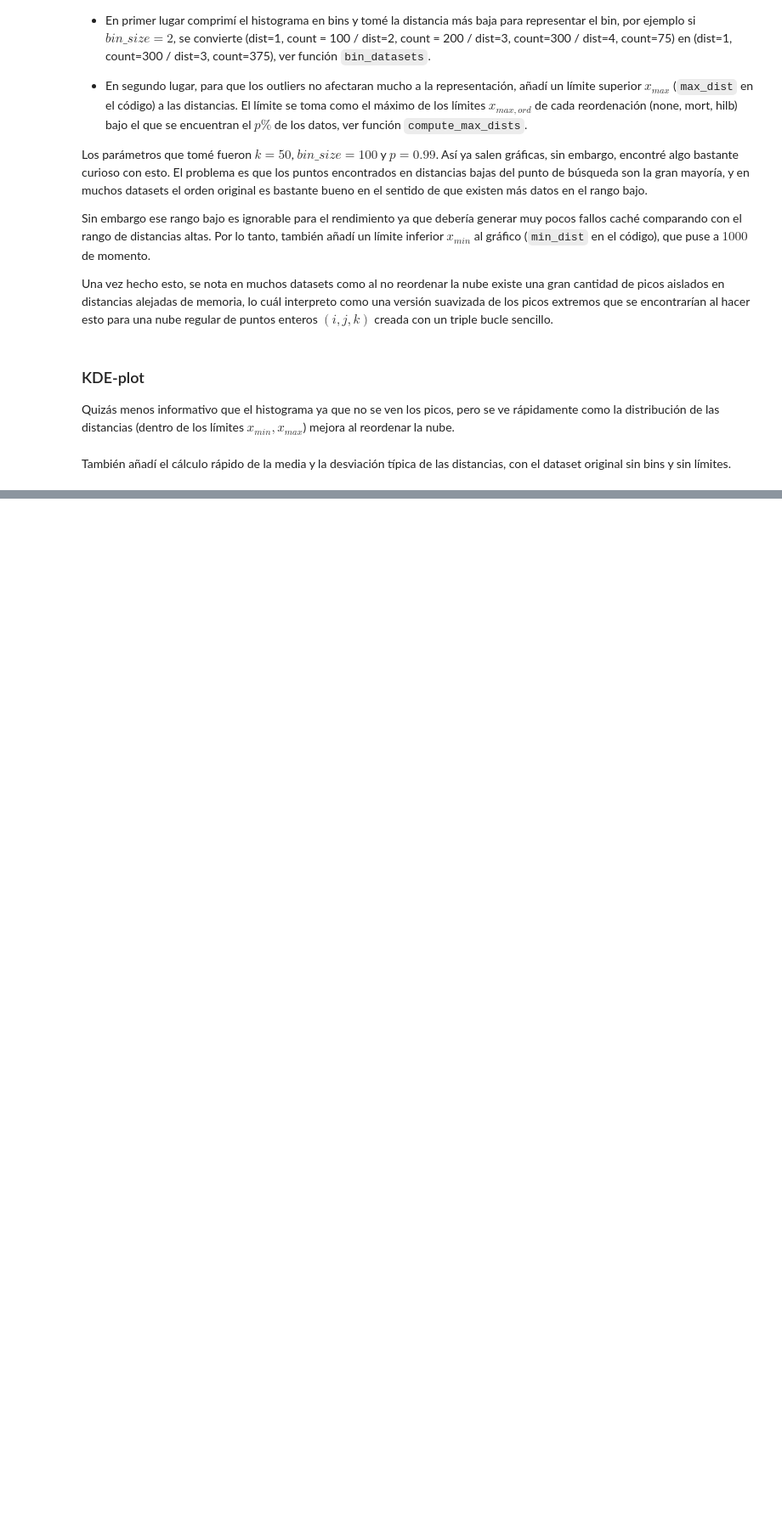
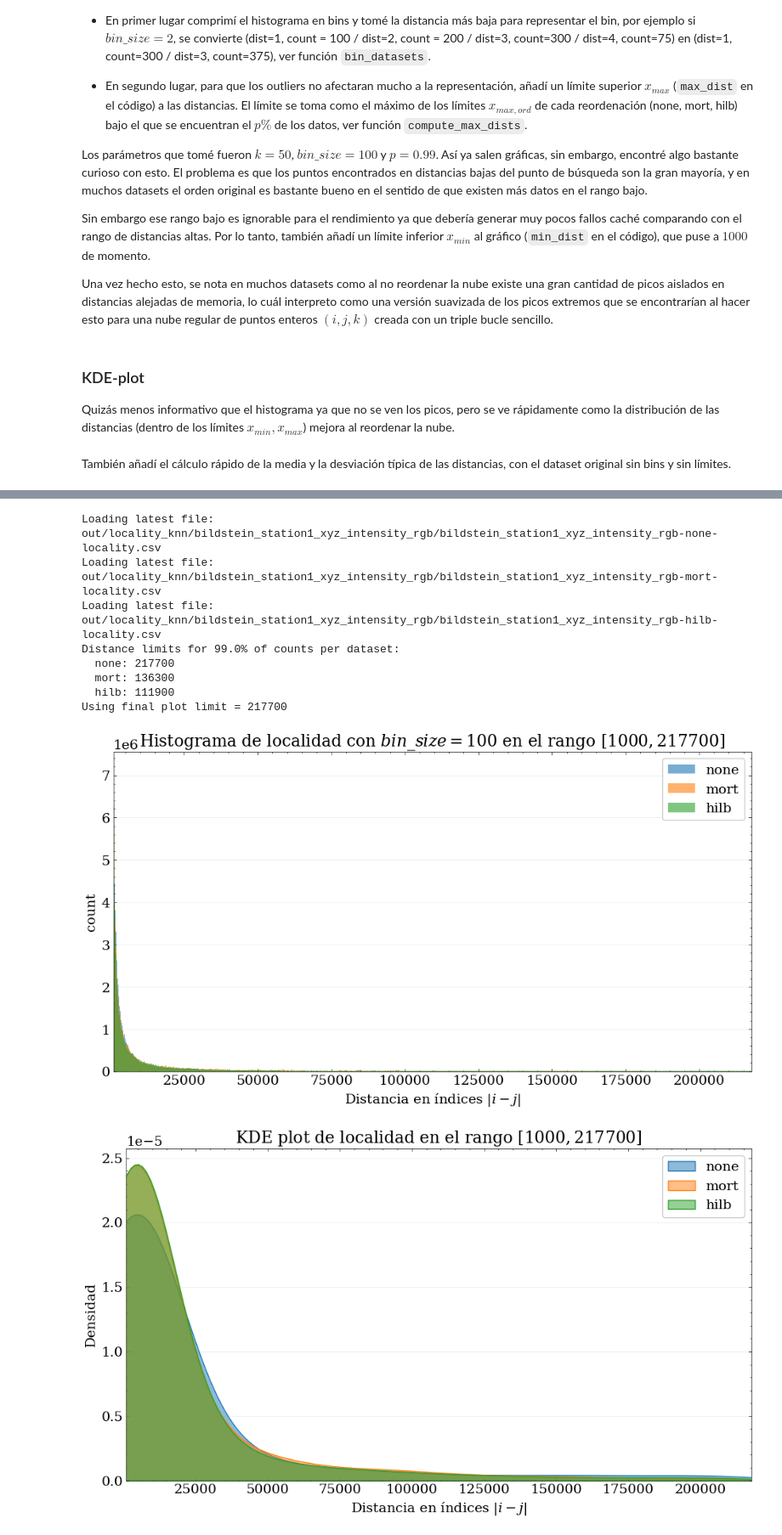
Before and after one commit to derivada/octrees-benchmark, a Jupyter notebook: benchmark_plots_locality.ipynb, the cells around one changed output, grey strips where cells are left out. Shown at 85% size. Saved outputs shown, nothing was run; the diff lists cells and outputs as text; code cells hidden in the pictures; blank space fills up the shorter version.

```diff
--- a/benchmark_plots_locality.ipynb
+++ b/benchmark_plots_locality.ipynb
@@ -274,0 +299,13 @@ Encoder  Weighted Mean  Weighted Std Dev
+# %%
+show_visualizations("bildstein_station1_xyz_intensity_rgb", 1000, 0.99, 100)
+# %% [output]
+Loading latest file: out/locality_knn/bildstein_station1_xyz_intensity_rgb/bildstein_station1_xyz_intensity_rgb-none-locality.csv
+Loading latest file: out/locality_knn/bildstein_station1_xyz_intensity_rgb/bildstein_station1_xyz_intensity_rgb-mort-locality.csv
+Loading latest file: out/locality_knn/bildstein_station1_xyz_intensity_rgb/bildstein_station1_xyz_intensity_rgb-hilb-locality.csv
+Distance limits for 99.0% of counts per dataset:
+  none: 217700
+  mort: 136300
+  hilb: 111900
+Using final plot limit = 217700
+[figure, added]
+[figure, added]
```
Also changed, not shown: parts of 23 cells of this notebook, 1 other file.
